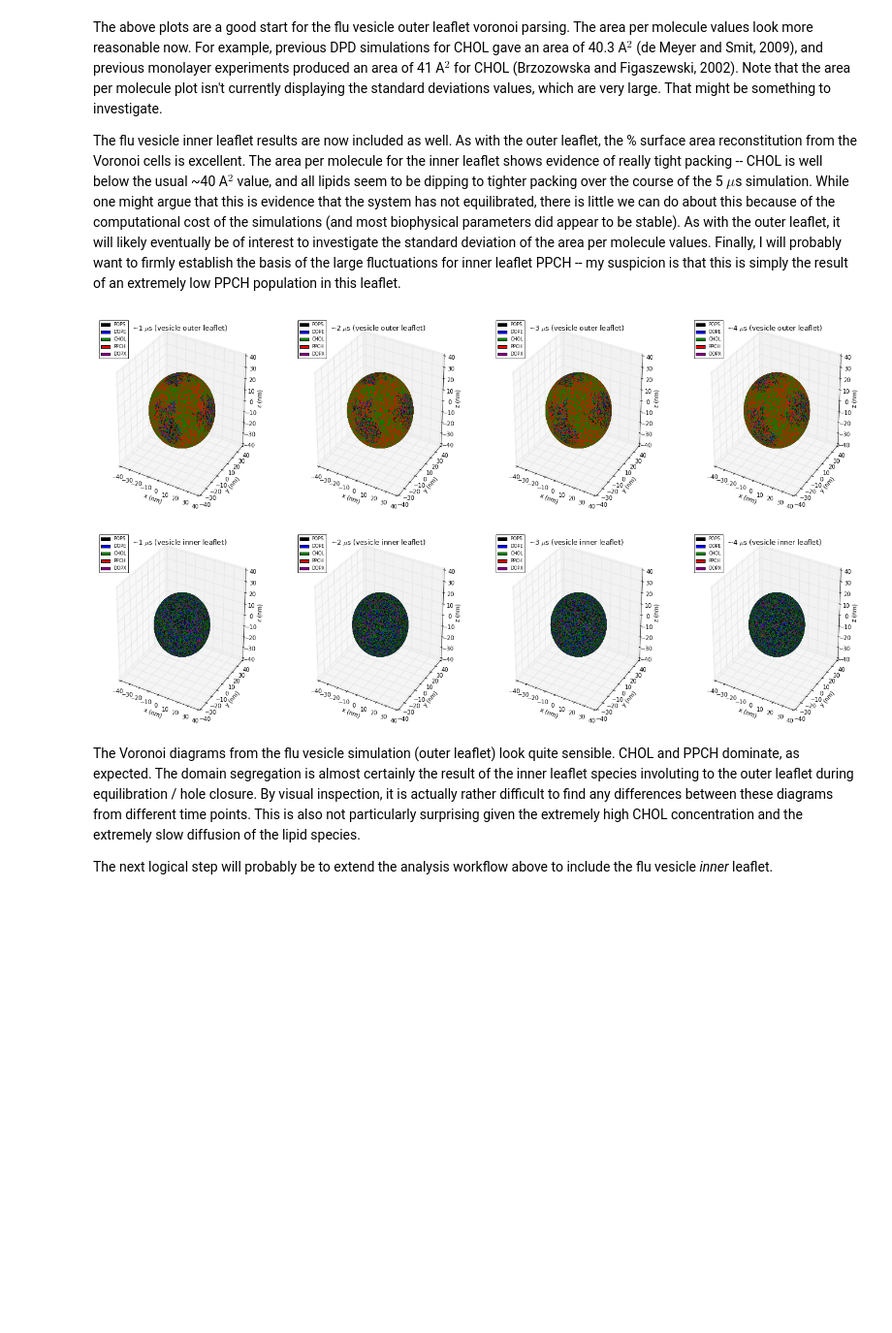
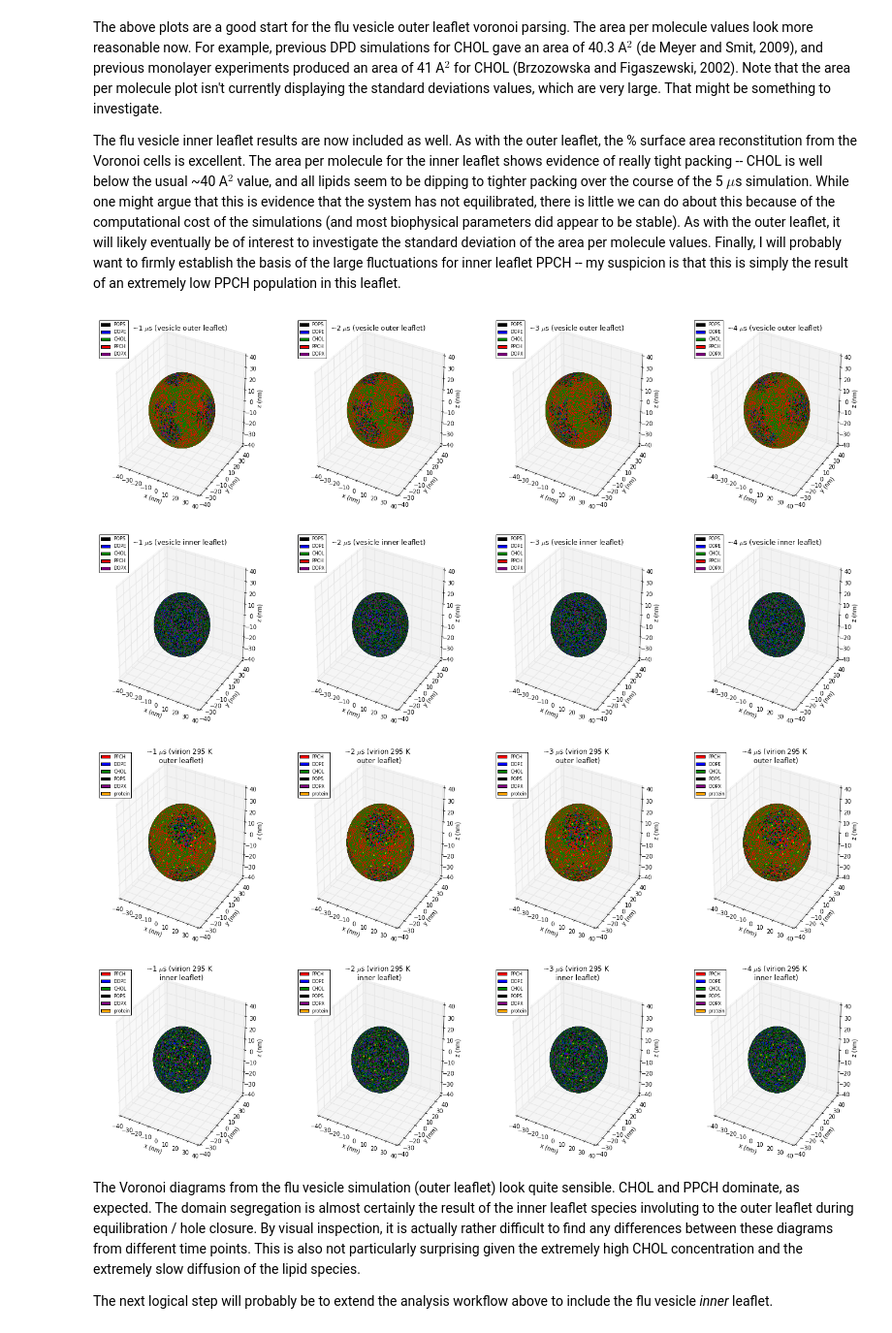
Before and after one commit to tylerjereddy/viral_voronoi_analysis, a Jupyter notebook: spherical_Voronoi_virus_analysis.ipynb, the cells around one changed output. Shown at 97% size. Cells and saved outputs as stored; diff of their text form; code cells hidden in the pictures; blank space fills up the shorter version.

```diff
--- a/spherical_Voronoi_virus_analysis.ipynb
+++ b/spherical_Voronoi_virus_analysis.ipynb
@@ -774,18 +774,30 @@ The flu vesicle inner leaflet results are now included as well. As with the oute
 # %%
 #now for sample spherical Voronoi diagrams for flu vesicle outer leaflet parsing (now working to include inner leaflet as well)
 
 #flu vesicle outer leaflet:
 fig3 = plt.figure()
 list_voronoi_indices = [7,17,27,37] #start ~ 1 microsecond and work toward ~4 microseconds by skipping 10 indices each time (note that the index values are sensitive to the coarseness of the data parsing prior to this code)
 voronoi_analysis_library.plot_sample_Voronoi_diagrams(fig3,list_voronoi_indices,'voronoi_cell_list_vertex_arrays','vesicle outer leaflet',dictionary_headgroup_data)
 
 #flu vesicle inner leaflet:
 fig4 = plt.figure()
 list_voronoi_indices = [7,17,27,37] #start ~ 1 microsecond and work toward ~4 microseconds by skipping 10 indices each time (note that the index values are sensitive to the coarseness of the data parsing prior to this code)
 voronoi_analysis_library.plot_sample_Voronoi_diagrams(fig4,list_voronoi_indices,'voronoi_cell_list_vertex_arrays_inner_leaflet','vesicle inner leaflet',dictionary_headgroup_data)
+
+#sim35 outer leaflet
+fig5 = plt.figure()
+list_voronoi_indices = [10,20,30,40]
+voronoi_analysis_library.plot_sample_Voronoi_diagrams(fig5,list_voronoi_indices,'voronoi_cell_list_vertex_arrays','virion 295 K\n outer leaflet',sim35_dictionary_headgroup_data)
+
+#sim35 inner leaflet
+fig6 = plt.figure()
+list_voronoi_indices = [10,20,30,40]
+voronoi_analysis_library.plot_sample_Voronoi_diagrams(fig6,list_voronoi_indices,'voronoi_cell_list_vertex_arrays_inner_leaflet','virion 295 K\n inner leaflet',sim35_dictionary_headgroup_data)
 # %% [output]
 [figure]
 [figure]
+[figure, added]
+[figure, added]
 # %% [markdown]
 The Voronoi diagrams from the flu vesicle simulation (outer leaflet) look quite sensible. CHOL and PPCH dominate, as expected. The domain segregation is almost certainly the result of the inner leaflet species involuting to the outer leaflet during equilibration / hole closure. By visual inspection, it is actually rather difficult to find any differences between these diagrams from different time points. This is also not particularly surprising given the extremely high CHOL concentration and the extremely slow diffusion of the lipid species.
 
```
Also changed, not shown: 1 other file.
